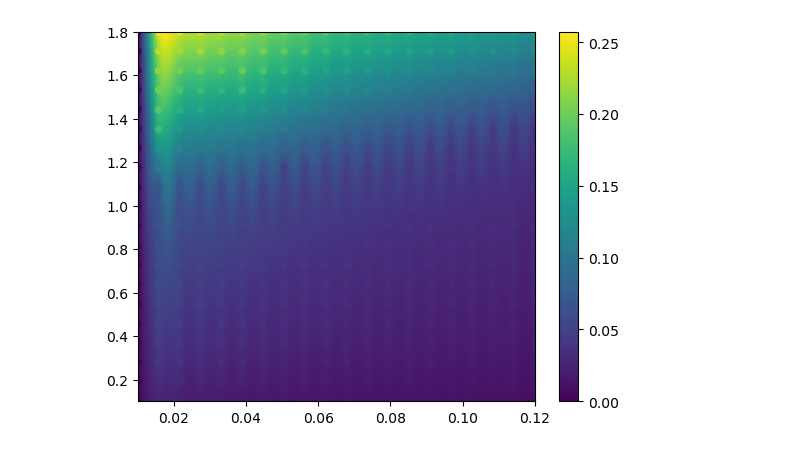
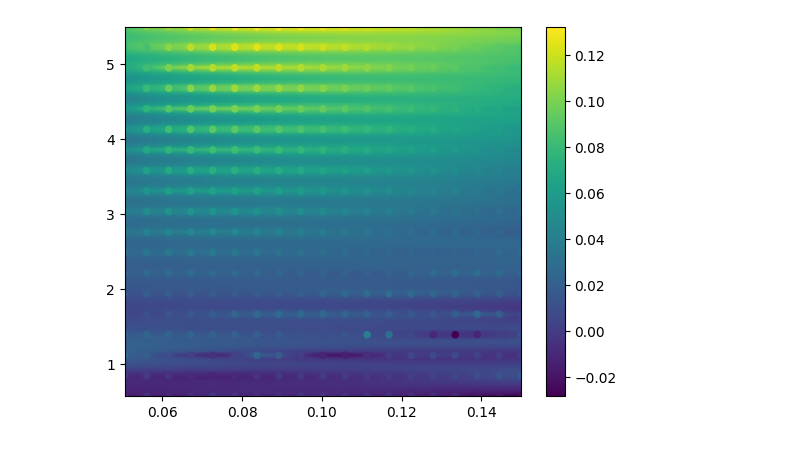
Before and after one commit to feodorrussia/PB_modeling, a Jupyter notebook: Modeling Piling-Ballon Mode/Data-processing.ipynb, the cells around one changed output. Saved outputs shown, nothing was run; the diff lists cells and outputs as text; code cells hidden in the pictures.

```diff
--- a/Modeling Piling-Ballon Mode/Data-processing.ipynb
+++ b/Modeling Piling-Ballon Mode/Data-processing.ipynb
@@ -154,7 +178,7 @@ def plot_diagram(A_data, P_data, growth_data, mode_data, df, meta):
 # %%
-filename = "output-data_triangularity=1.8e-1.npz"
+filename = "output-data_triangularity=2.1e-1.npz"
 
-sigma, kappa, I, B, x, y, growth, df = get_data_fromNPZ(filename)  # get_data_fromDAT()  #
+sigma, kappa, I, B, x, y, growth, df = get_data_fromDAT()  # get_data_fromNPZ(filename)  #
 
 print(sigma, kappa, I, B)
 # %% [output]
@@ -220,21 +344,20 @@ df_train.to_csv(f"data/train/train_{index}.csv", index=False)
 # %%
 from scipy.interpolate import RBFInterpolator
-from scipy.stats.qmc import Halton
 
-x_, y_ = np.meshgrid(x, y)
+x_, y_ = np.meshgrid(x[1:], y[1:])
 xobs = np.stack([x_.flat, y_.flat], axis=1)
-yobs = growth.reshape(-1)
+yobs = growth[1:, 1:].T.reshape(-1)
 
 n_new = 100j
 xgrid = np.mgrid[x_.min():x_.max():n_new, y_.min():y_.max():n_new]
 xflat = xgrid.reshape(2, -1).T
 yflat = RBFInterpolator(xobs, yobs)(xflat)
 ygrid = yflat.reshape(int(n_new.imag), int(n_new.imag))
 
 fig, ax = plt.subplots()
-ax.pcolormesh(*xgrid, ygrid.T, shading='gouraud')
-p = ax.scatter(*xobs.T, c=growth.T.reshape(-1), s=20)
+ax.pcolormesh(*xgrid, ygrid, shading='gouraud')
+p = ax.scatter(*xobs.T, c=growth[1:, 1:].T.reshape(-1), s=20)
 fig.colorbar(p)
 plt.show()
 # %% [output]
-[figure, old version]
+[figure, new version]
```
Also changed, not shown: parts of 12 cells of this notebook.
